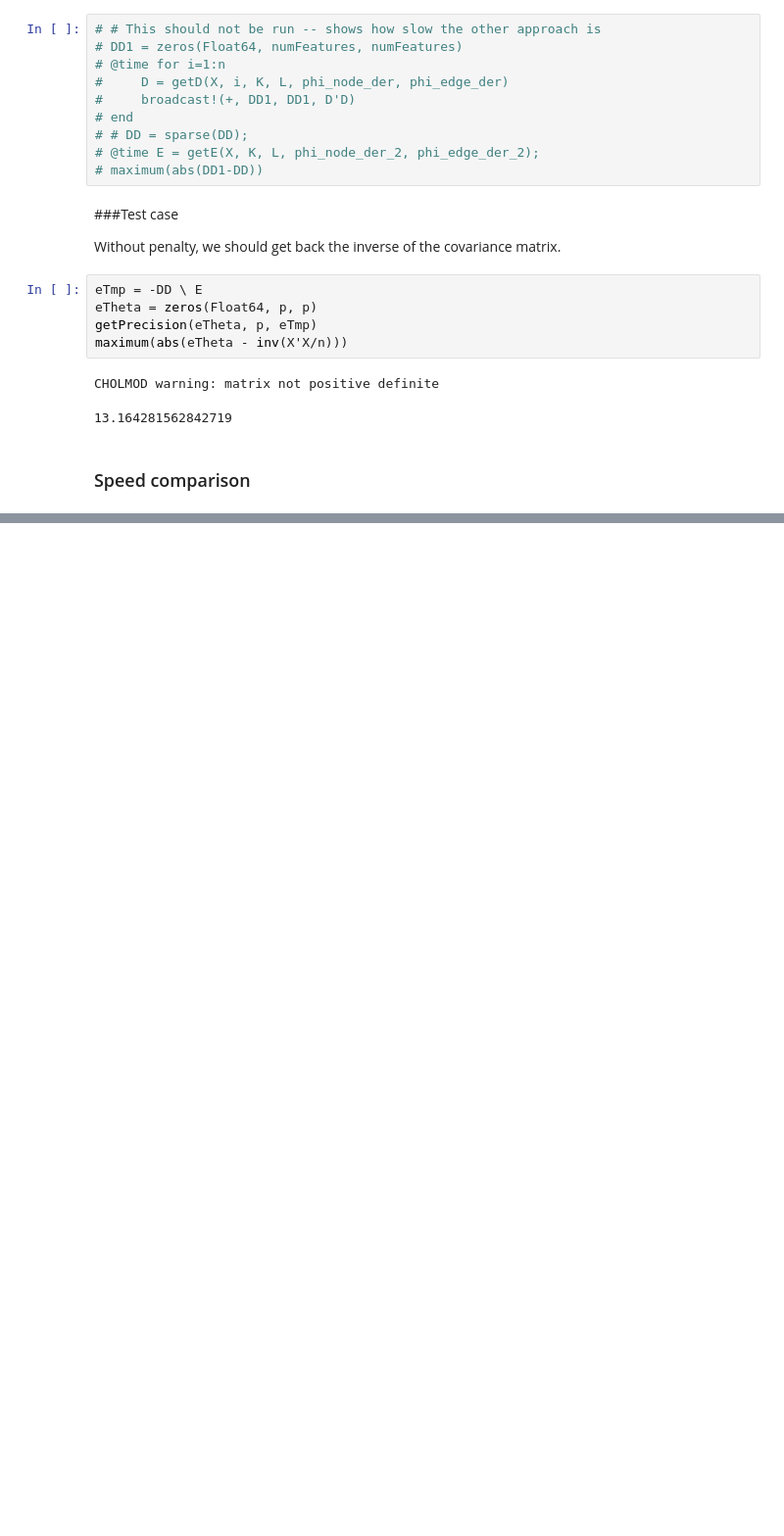
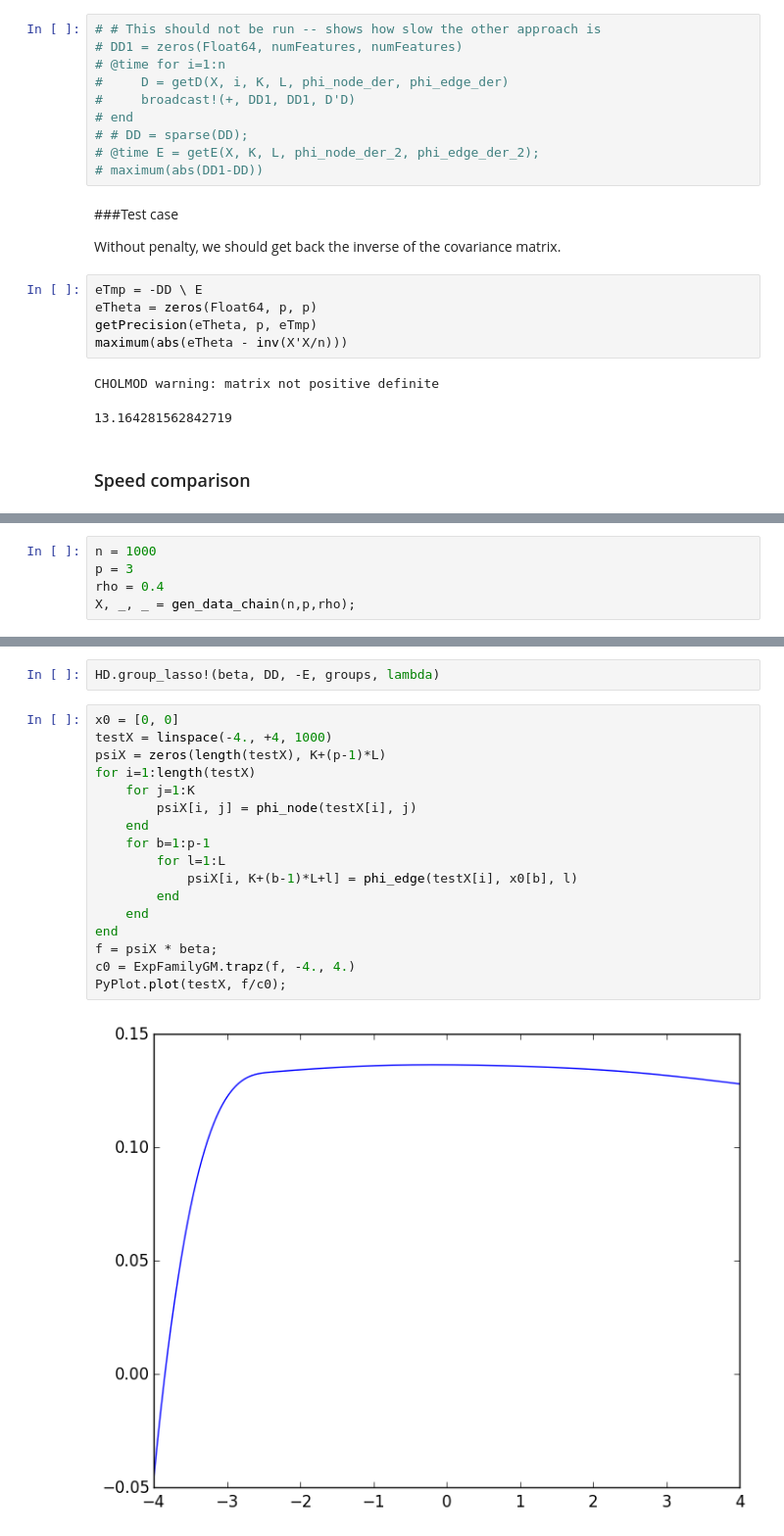
Before and after one commit to mlakolar/NPGM.JL, a Jupyter notebook: Gaussian graphical model.ipynb, the cells around one changed output, grey strips where cells are left out. Shown at 98% size. Drawn from its saved outputs; the diff is of its cells as text; blank space fills up the shorter version.

```diff
--- a/Gaussian graphical model.ipynb
+++ b/Gaussian graphical model.ipynb
@@ -147,0 +202,5 @@ elapsed time: 2.501415187 seconds (367830448 bytes allocated, 3.58% gc time)
+# %%
+n = 1000
+p = 3
+rho = 0.4
+X, _, _ = gen_data_chain(n,p,rho);
@@ -147,0 +254,21 @@ elapsed time: 2.501415187 seconds (367830448 bytes allocated, 3.58% gc time)
+# %%
+HD.group_lasso!(beta, DD, -E, groups, lambda)
+# %%
+x0 = [0, 0]
+testX = linspace(-4., +4, 1000)
+psiX = zeros(length(testX), K+(p-1)*L)
+for i=1:length(testX)
+    for j=1:K
+        psiX[i, j] = phi_node(testX[i], j)
+    end
+    for b=1:p-1
+        for l=1:L
+            psiX[i, K+(b-1)*L+l] = phi_edge(testX[i], x0[b], l)
+        end
+    end
+end
+f = psiX * beta;
+c0 = ExpFamilyGM.trapz(f, -4., 4.)
+PyPlot.plot(testX, f/c0);
+# %% [output]
+[figure, added]
```
Also changed, not shown: parts of 13 cells of this notebook, 2 other files.
